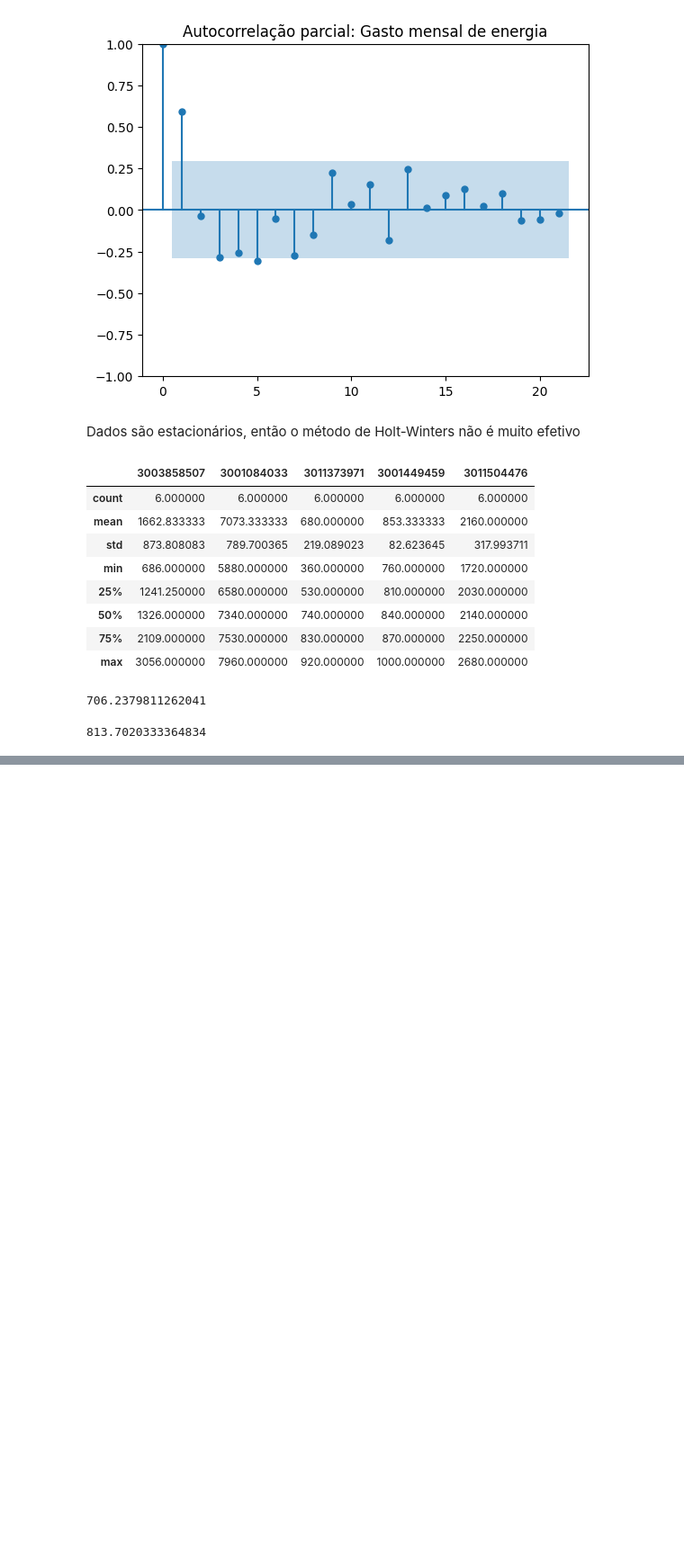
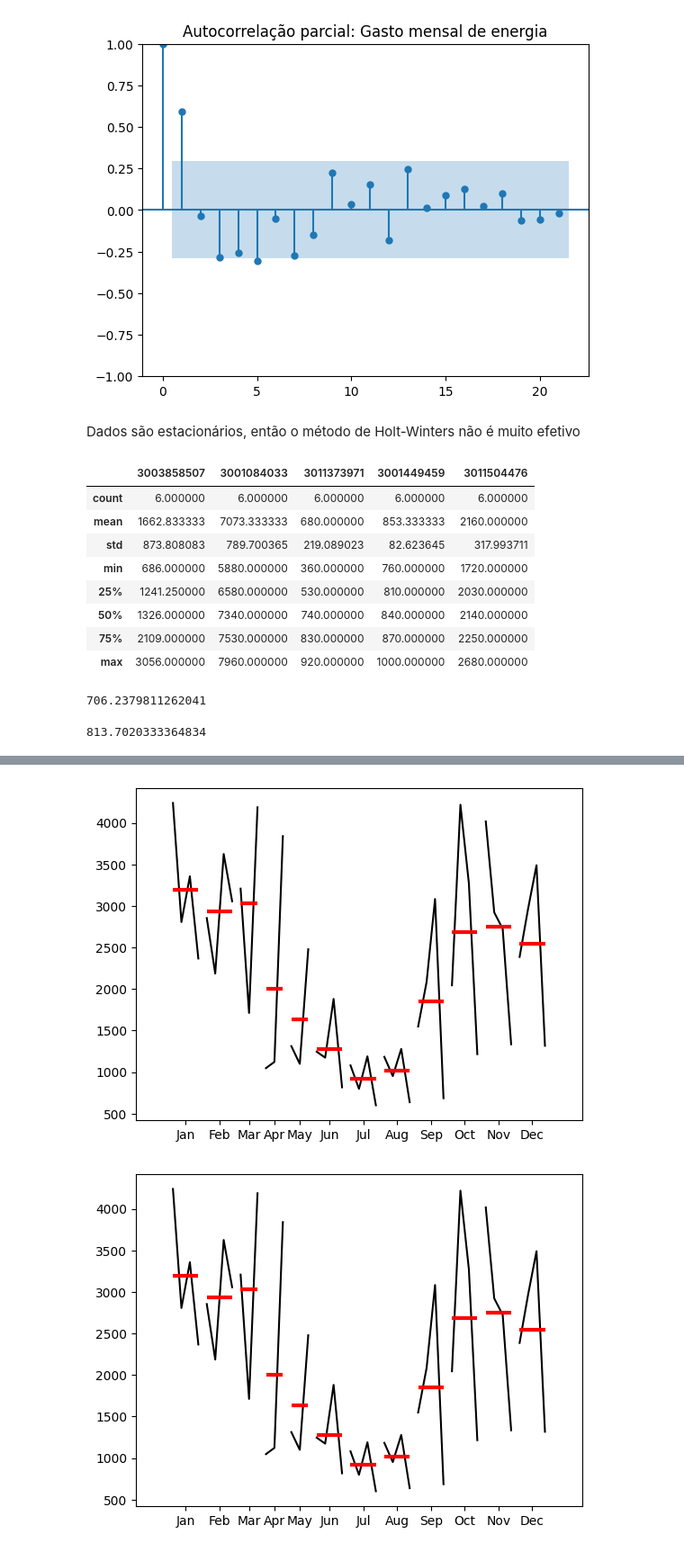
Before and after one commit to enriqTS/IC-Gasto-Fotovoltaico, a Jupyter notebook: simple-prev.ipynb, the cells around one changed output, grey strips where cells are left out. Shown: that part at 90% size. Drawn from its saved outputs; the diff is of its cells as text; code cells hidden in the pictures; blank space fills up the shorter version.

```diff
--- a/simple-prev.ipynb
+++ b/simple-prev.ipynb
@@ -243,0 +305,5 @@ np.sqrt(mean_squared_error(test_data[3001084033], test_predictions))
+# %%
+month_plot(df_test_transpose[3003858507])
+# %% [output]
+[figure, added]
+[figure, added]
```
Also changed, not shown: parts of 22 cells of this notebook, 1 other file.
